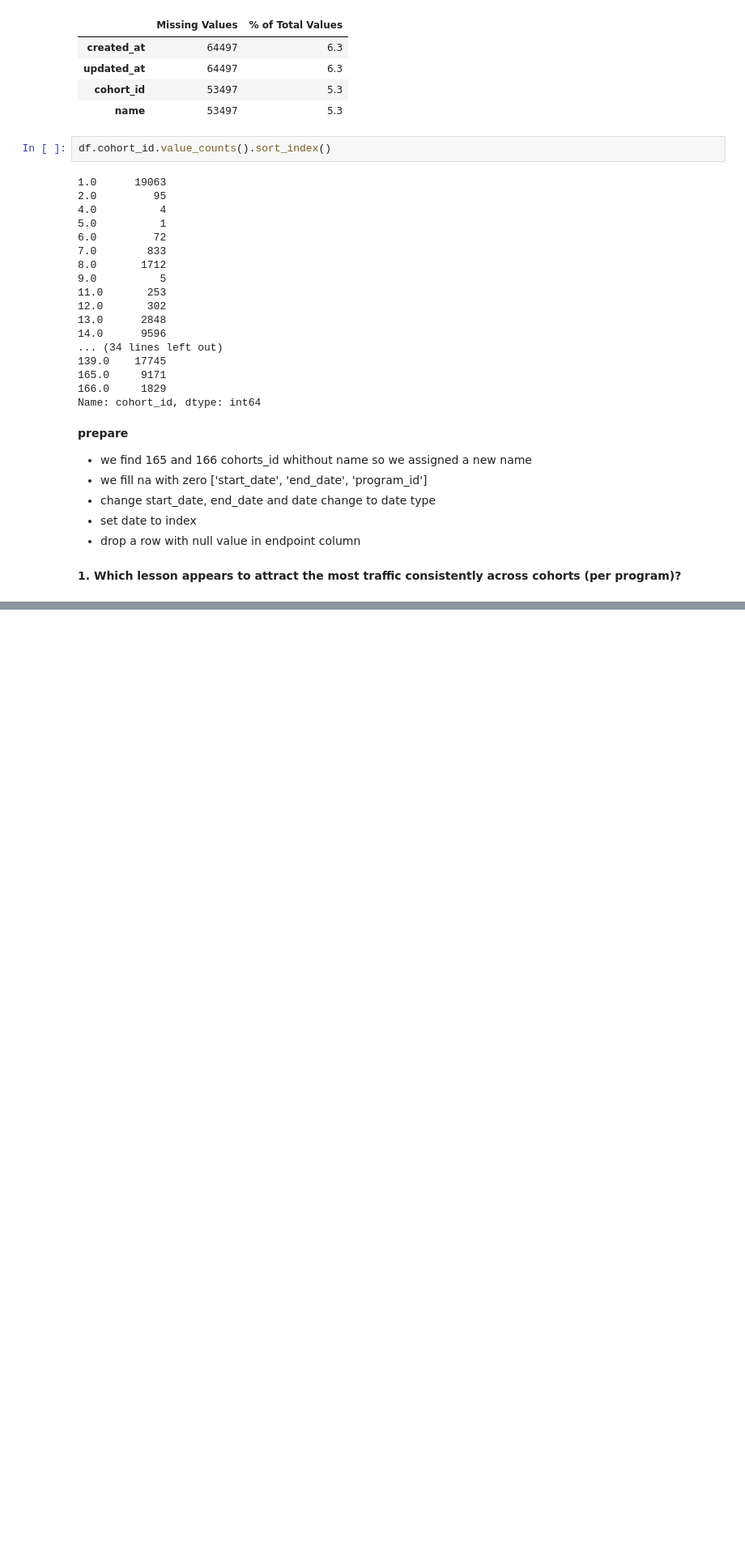
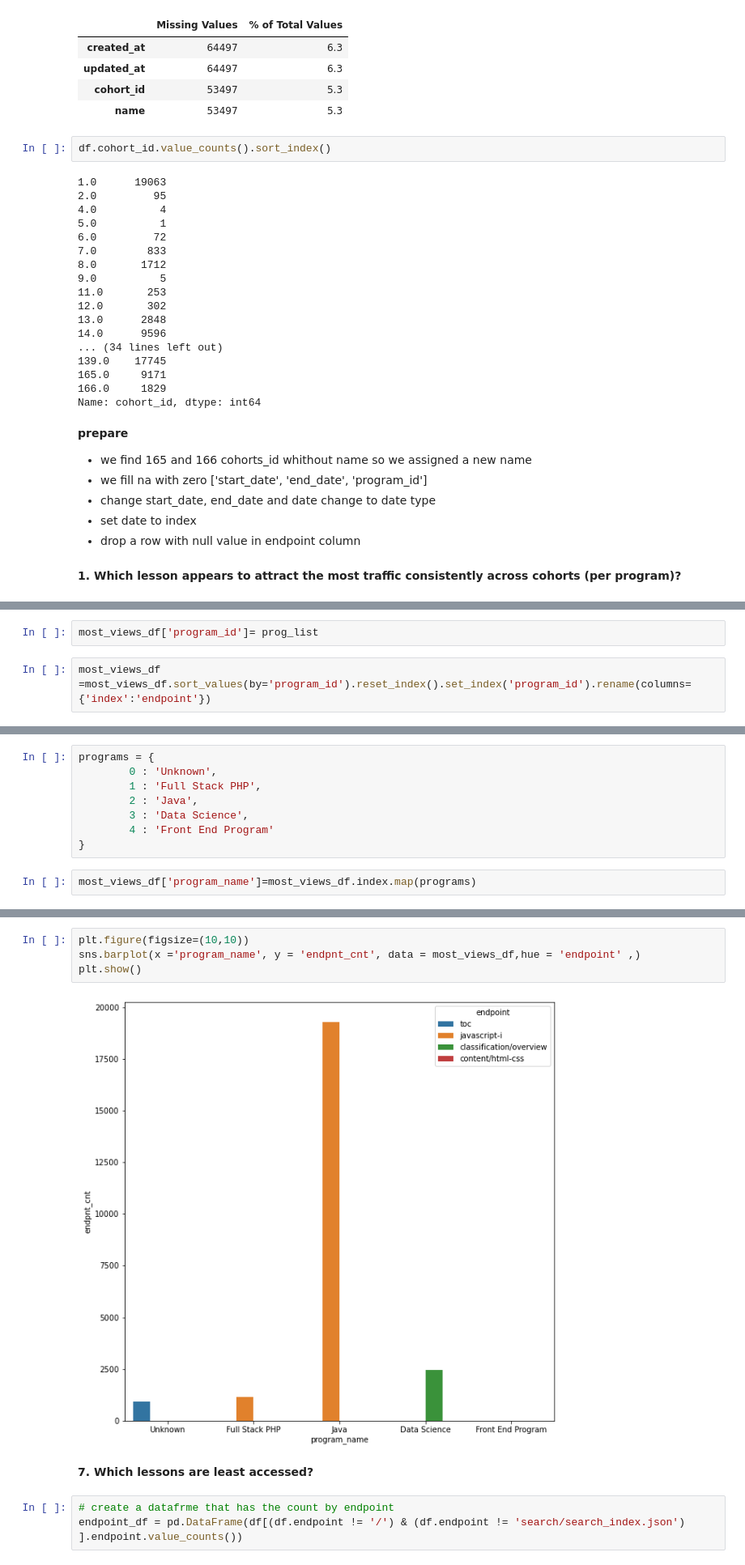
Before and after one commit to villanueva-and-quach/anomaly_detection_project, a Jupyter notebook: initial_cindy.ipynb, the cells around one changed output, grey strips where cells are left out. Shown at 81% size. Drawn from its saved outputs; the diff is of its cells as text; blank space fills up the shorter version.

```diff
--- a/initial_cindy.ipynb
+++ b/initial_cindy.ipynb
@@ -99,0 +272,4 @@ df.groupby(df. )
+# %%
+most_views_df['program_id']= prog_list
+# %%
+most_views_df =most_views_df.sort_values(by='program_id').reset_index().set_index('program_id').rename(columns={'index':'endpoint'})
@@ -99,0 +298,10 @@ df.groupby(df. )
+# %%
+programs = {
+        0 : 'Unknown',
+        1 : 'Full Stack PHP',
+        2 : 'Java',
+        3 : 'Data Science',
+        4 : 'Front End Program'
+}
+# %%
+most_views_df['program_name']=most_views_df.index.map(programs)
@@ -99,0 +318,11 @@ df.groupby(df. )
+# %%
+plt.figure(figsize=(10,10))
+sns.barplot(x ='program_name', y = 'endpnt_cnt', data = most_views_df,hue = 'endpoint' ,)
+plt.show()
+# %% [output]
+[figure, added]
+# %% [markdown]
+**7. Which lessons are least accessed?**
+# %%
+# create a datafrme that has the count by endpoint
+endpoint_df = pd.DataFrame(df[(df.endpoint != '/') & (df.endpoint != 'search/search_index.json') ].endpoint.value_counts())
```
Also changed, not shown: parts of 39 cells of this notebook.
